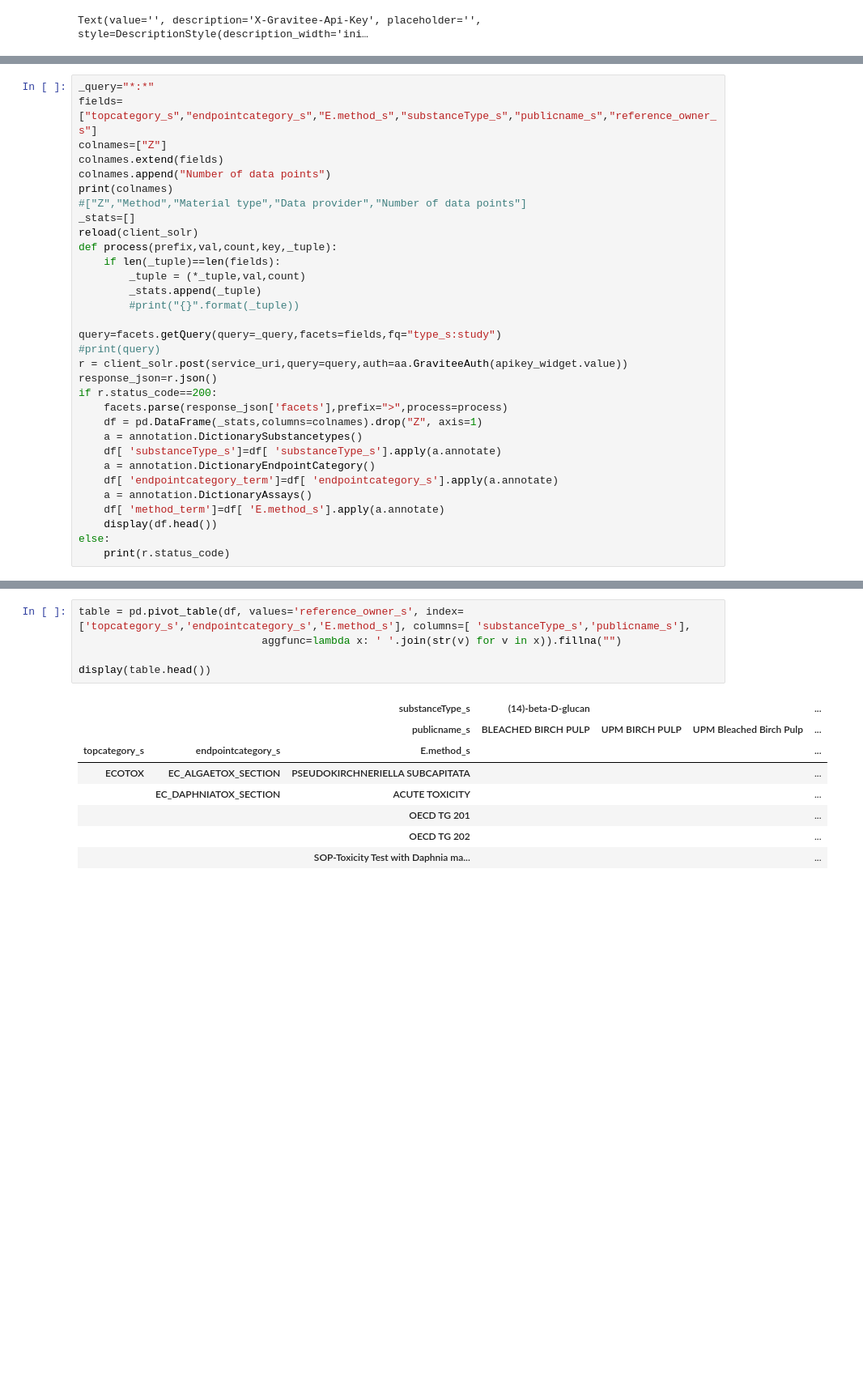
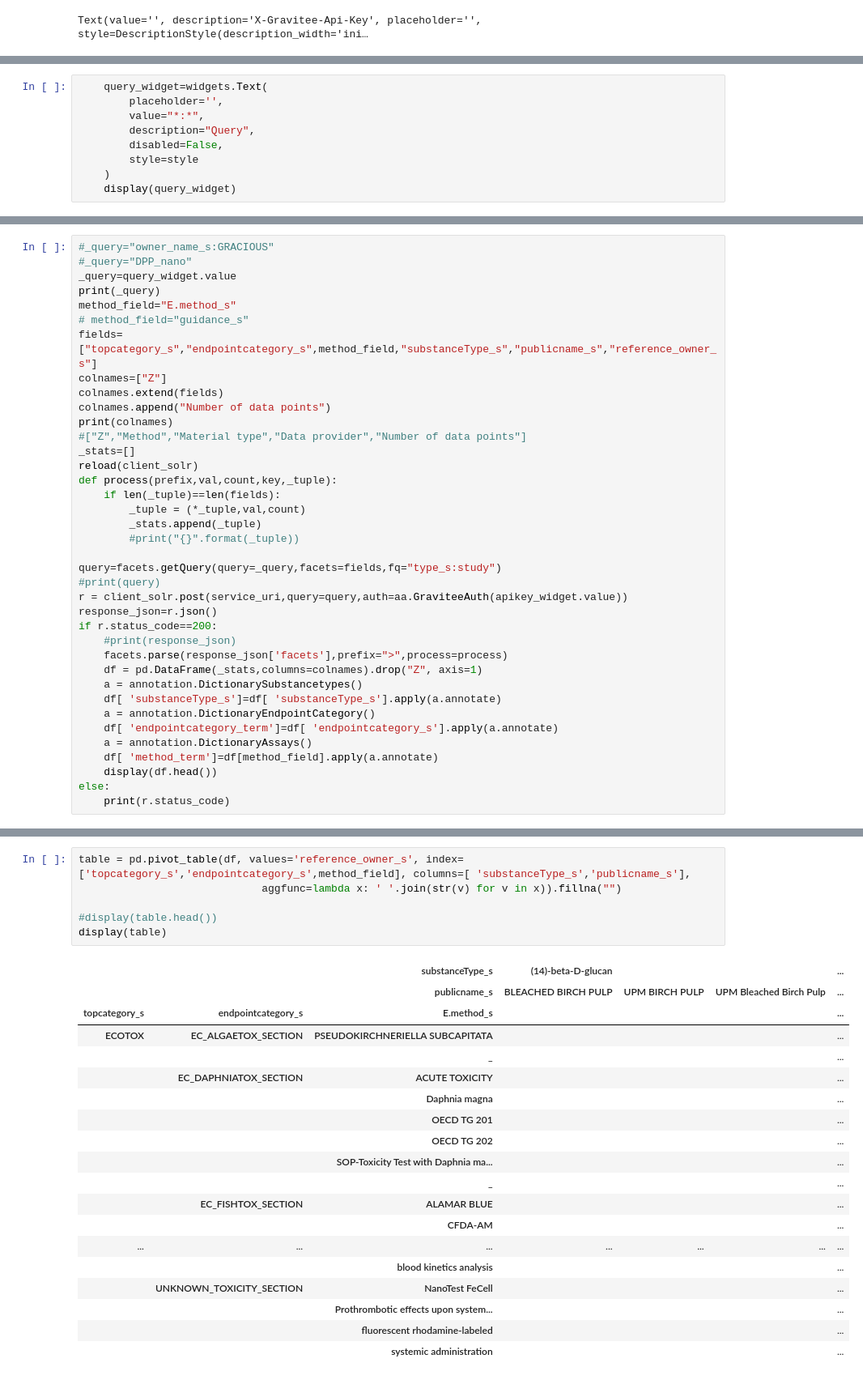
Before and after one commit to ideaconsult/notebooks-ambit, a Jupyter notebook: enanomapper/summary.ipynb, the cells around one changed output, grey strips where cells are left out. Shown: that part at 81% size. Cells and saved outputs as stored; diff of their text form; blank space fills up the shorter version.

````diff
--- a/enanomapper/summary.ipynb
+++ b/enanomapper/summary.ipynb
@@ -52,0 +53,9 @@ Sending queries to https://api.ideaconsult.net/nanoreg1
+# %%
+    query_widget=widgets.Text(
+        placeholder='',
+        value="*:*",
+        description="Query",
+        disabled=False,
+        style=style
+    )
+    display(query_widget)
@@ -53,6 +64,11 @@ Sending queries to https://api.ideaconsult.net/nanoreg1
 # %%
-_query="*:*"
-fields=["topcategory_s","endpointcategory_s","E.method_s","substanceType_s","publicname_s","reference_owner_s"]
+#_query="owner_name_s:GRACIOUS"
+#_query="DPP_nano"
+_query=query_widget.value
+print(_query)
+method_field="E.method_s"
+# method_field="guidance_s"
+fields=["topcategory_s","endpointcategory_s",method_field,"substanceType_s","publicname_s","reference_owner_s"]
 colnames=["Z"]
 colnames.extend(fields)
 colnames.append("Number of data points")
@@ -71,6 +87,7 @@ query=facets.getQuery(query=_query,facets=fields,fq="type_s:study")
 r = client_solr.post(service_uri,query=query,auth=aa.GraviteeAuth(apikey_widget.value))
 response_json=r.json()
 if r.status_code==200:
+    #print(response_json)
     facets.parse(response_json['facets'],prefix=">",process=process)
     df = pd.DataFrame(_stats,columns=colnames).drop("Z", axis=1)
     a = annotation.DictionarySubstancetypes()
@@ -78,7 +95,7 @@ if r.status_code==200:
     a = annotation.DictionaryEndpointCategory()
     df[ 'endpointcategory_term']=df[ 'endpointcategory_s'].apply(a.annotate)
     a = annotation.DictionaryAssays()
-    df[ 'method_term']=df[ 'E.method_s'].apply(a.annotate)
+    df[ 'method_term']=df[method_field].apply(a.annotate)
     display(df.head())
 else:
     print(r.status_code)
@@ -115,16 +133,28 @@ sf.to_excel(excel_writer=excel_writer)
 excel_writer=excel_writer.save()
 ```
 # %%
-table = pd.pivot_table(df, values='reference_owner_s', index=['topcategory_s','endpointcategory_s','E.method_s'], columns=[ 'substanceType_s','publicname_s'],
+table = pd.pivot_table(df, values='reference_owner_s', index=['topcategory_s','endpointcategory_s',method_field], columns=[ 'substanceType_s','publicname_s'],
                              aggfunc=lambda x: ' '.join(str(v) for v in x)).fillna("")
 
-display(table.head())
+#display(table.head())
+display(table)
 # %% [output]
 |  |  | substanceType_s | (14)-beta-D-glucan |  |  | ... |
 |  |  | publicname_s | BLEACHED BIRCH PULP | UPM BIRCH PULP | UPM Bleached Birch Pulp | ... |
 | topcategory_s | endpointcategory_s | E.method_s |  |  |  | ... |
 | ECOTOX | EC_ALGAETOX_SECTION | PSEUDOKIRCHNERIELLA SUBCAPITATA |  |  |  | ... |
+|  |  | _ |  |  |  | ... |
 |  | EC_DAPHNIATOX_SECTION | ACUTE TOXICITY |  |  |  | ... |
+|  |  | Daphnia magna |  |  |  | ... |
 |  |  | OECD TG 201 |  |  |  | ... |
 |  |  | OECD TG 202 |  |  |  | ... |
 |  |  | SOP-Toxicity Test with Daphnia ma... |  |  |  | ... |
+|  |  | _ |  |  |  | ... |
+|  | EC_FISHTOX_SECTION | ALAMAR BLUE |  |  |  | ... |
+|  |  | CFDA-AM |  |  |  | ... |
+| ... | ... | ... | ... | ... | ... | ... |
+|  |  | blood kinetics analysis |  |  |  | ... |
+|  | UNKNOWN_TOXICITY_SECTION | NanoTest FeCell |  |  |  | ... |
+|  |  | Prothrombotic effects upon system... |  |  |  | ... |
+|  |  | fluorescent rhodamine-labeled |  |  |  | ... |
+|  |  | systemic administration |  |  |  | ... |
````
Also changed, not shown: parts of 5 cells of this notebook, 2 other files.
